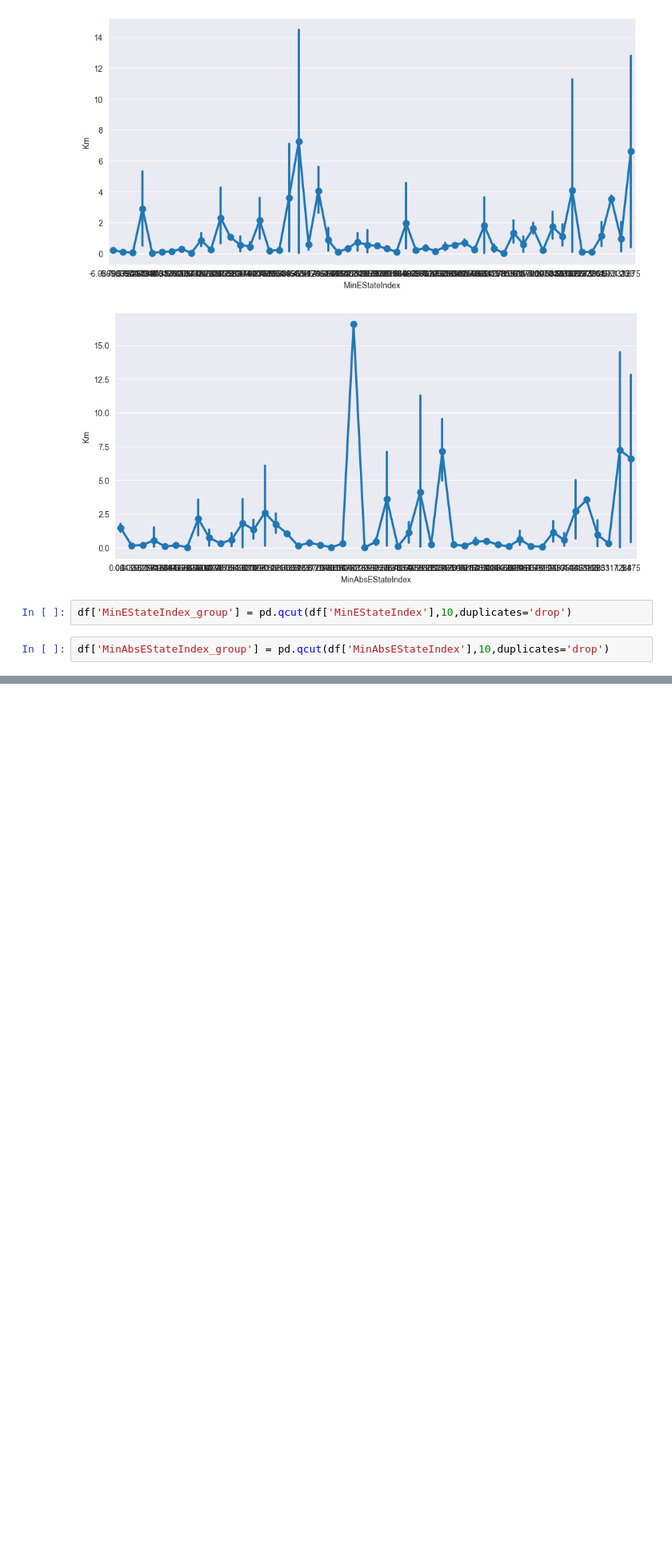
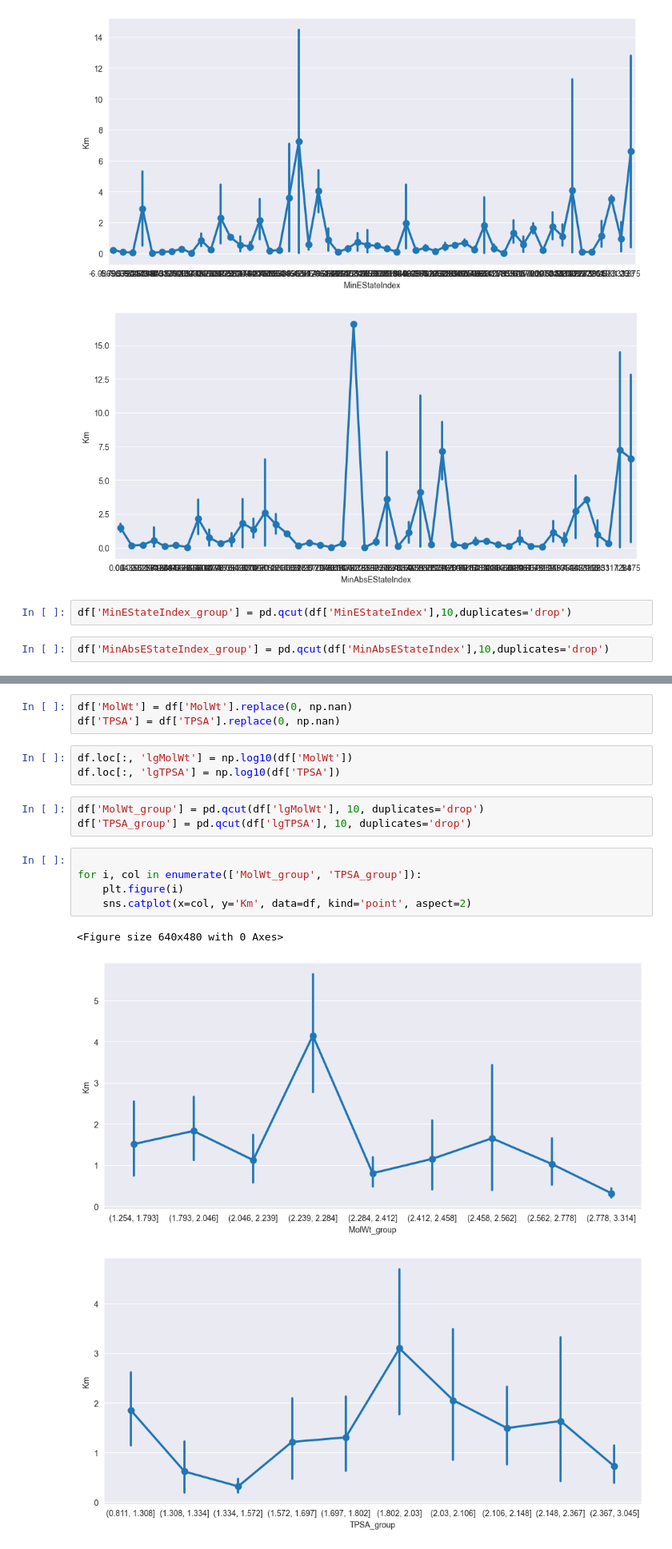
Before and after one commit to illhammm/Nanozymes1, a Jupyter notebook: Data_Preprocessing/edit_nnz.ipynb, the cells around one changed output, grey strips where cells are left out. Shown at 80% size. Drawn from its saved outputs; the diff is of its cells as text; blank space fills up the shorter version.

```diff
--- a/Data_Preprocessing/edit_nnz.ipynb
+++ b/Data_Preprocessing/edit_nnz.ipynb
@@ -215,0 +258,18 @@ for i, col in enumerate(['MinEStateIndex_group', 'MinAbsEStateIndex_group']):
+# %%
+df['MolWt'] = df['MolWt'].replace(0, np.nan)
+df['TPSA'] = df['TPSA'].replace(0, np.nan)
+# %%
+df.loc[:, 'lgMolWt'] = np.log10(df['MolWt'])
+df.loc[:, 'lgTPSA'] = np.log10(df['TPSA'])
+# %%
+df['MolWt_group'] = pd.qcut(df['lgMolWt'], 10, duplicates='drop')
+df['TPSA_group'] = pd.qcut(df['lgTPSA'], 10, duplicates='drop')
+# %%
+
+for i, col in enumerate(['MolWt_group', 'TPSA_group']):
+    plt.figure(i)
+    sns.catplot(x=col, y='Km', data=df, kind='point', aspect=2)
+# %% [output]
+<Figure size 640x480 with 0 Axes>
+[figure, added]
+[figure, added]
```
Also changed, not shown: parts of 45 cells of this notebook, 9 other files.
